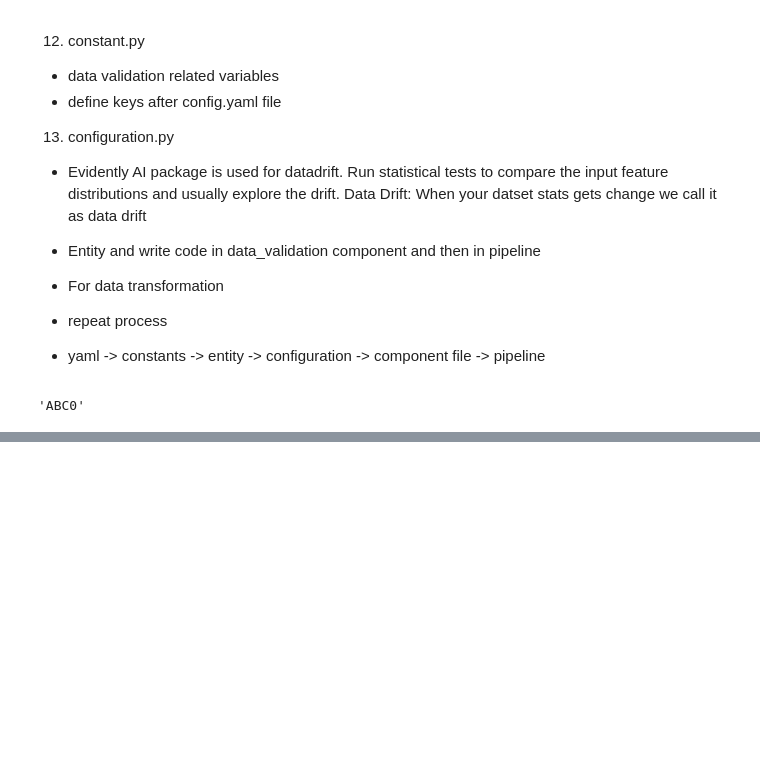
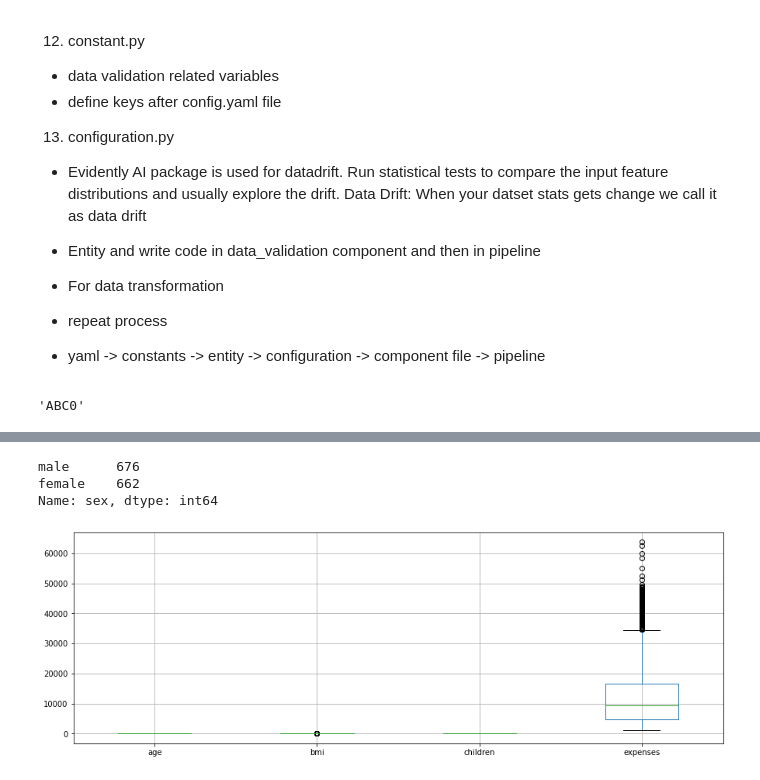
Before and after one commit to Algo52/Insurance_Premium_Predicition, a Jupyter notebook: Notes/notes.ipynb, the cells around one changed output, grey strips where cells are left out. Saved outputs shown, nothing was run; the diff lists cells and outputs as text; code cells hidden in the pictures; blank space fills up the shorter version.

Commit message:
data transformation

```diff
--- a/Notes/notes.ipynb
+++ b/Notes/notes.ipynb
@@ -459,0 +474,5 @@ dict1["C"][0]
+# %%
+import pandas as pd
+train_file_path=pd.read_csv(r"C:\Users\Hemanth\Desktop\Git hub\Insurance_premium_predicition\Insurance_Premium_Predicition\Insurance\artifact\data_ingestion\2022-08-07-21-04-04\raw_data\insurance.csv")
+# %%
+df=train_file_path
@@ -459,0 +590,6 @@ dict1["C"][0]
+# %%
+df["sex"].value_counts()
+# %% [output]
+male      676
+female    662
+Name: sex, dtype: int64
@@ -459,0 +599,12 @@ dict1["C"][0]
+# %%
+import matplotlib.pyplot as plt
+fig = plt.figure(figsize =(15, 5))
+
+
+# Creating plot
+bp = df.boxplot()
+
+# show plot
+plt.show()
+# %% [output]
+[figure, added]
```
Also changed, not shown: parts of 29 cells of this notebook, 4 other files.
